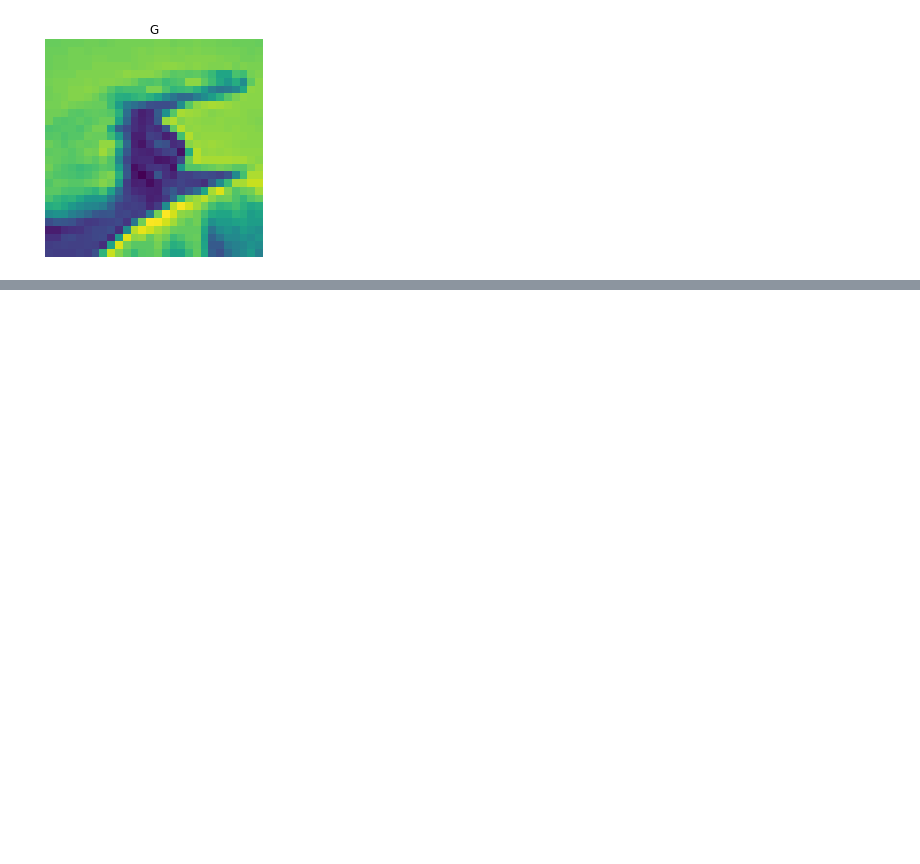
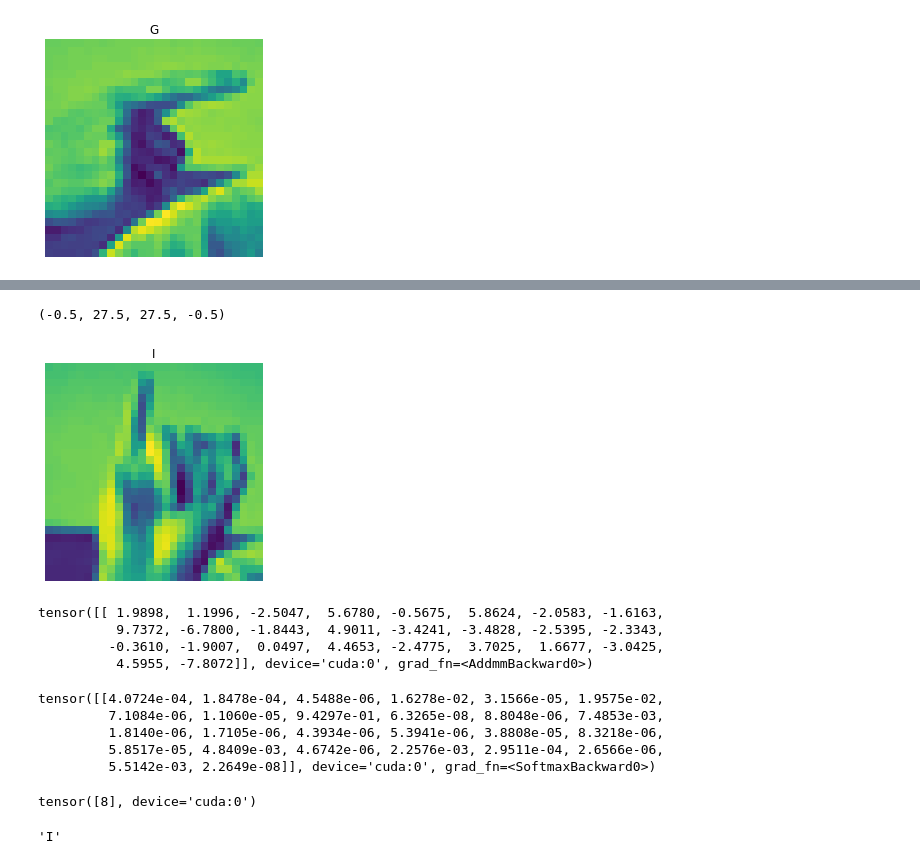
Before and after one commit to Frostbite22/learning-DL-by-doing-1, a Jupyter notebook: project.ipynb, the cells around one changed output, grey strips where cells are left out. Saved outputs shown, nothing was run; the diff lists cells and outputs as text; code cells hidden in the pictures; blank space fills up the shorter version.

```diff
--- a/project.ipynb
+++ b/project.ipynb
@@ -131,5 +77,3 @@ t = t.unsqueeze(0)
 t.shape
 # %% [output]
 torch.Size([1, 28, 28])
-# %%
-img, label = train_dataset[0]
@@ -144,6 +80,7 @@ label
 # %%
 from PIL import Image
 from pathlib import Path
+from torchvision import transforms
 
 
 def images_preprocessing(global_path,image_folder,dataframe):
@@ -168,8 +105,9 @@ def images_preprocessing(global_path,image_folder,dataframe):
       pixels = np.reshape(pixels,(28,28))
       image = Image.fromarray(pixels)
       label = row[0]
-      pixels_tensor = torch.from_numpy(pixels).unsqueeze(0)
-      dataset.append((pixels_tensor,label))
+
+      image_transform = transforms.Compose([transforms.ToTensor()])
+      dataset.append((image_transform(image),label))
 
       if label not in counter:
           counter[label] = 0
@@ -183,5 +142,5 @@ def images_preprocessing(global_path,image_folder,dataframe):
 # %%
 test_df = pd.read_csv("sign_mnist_test.csv")
-test_dataset = images_preprocessing(path,"test_Images",test_df)
+test_dataset = images_preprocessing(path,"test_images",test_df)
 # %% [output]
 Streaming output truncated to the last 5000 lines.
@@ -218,0 +457,35 @@ Text(0.5, 1.0, 'G')
+# %%
+image, label = test_dataset[100]
+# %%
+plt.imshow(image.permute(1,2,0))
+plt.title(classes[label])
+plt.axis(False)
+# %% [output]
+(-0.5, 27.5, 27.5, -0.5)
+[figure, added]
+# %%
+logits = model_1(image.to(device).unsqueeze(0))
+logits
+# %% [output]
+tensor([[ 1.9898,  1.1996, -2.5047,  5.6780, -0.5675,  5.8624, -2.0583, -1.6163,
+          9.7372, -6.7800, -1.8443,  4.9011, -3.4241, -3.4828, -2.5395, -2.3343,
+         -0.3610, -1.9007,  0.0497,  4.4653, -2.4775,  3.7025,  1.6677, -3.0425,
+          4.5955, -7.8072]], device='cuda:0', grad_fn=<AddmmBackward0>)
+# %%
+pred_prob = torch.softmax(logits,dim=1)
+pred_prob
+# %% [output]
+tensor([[4.0724e-04, 1.8478e-04, 4.5488e-06, 1.6278e-02, 3.1566e-05, 1.9575e-02,
+         7.1084e-06, 1.1060e-05, 9.4297e-01, 6.3265e-08, 8.8048e-06, 7.4853e-03,
+         1.8140e-06, 1.7105e-06, 4.3934e-06, 5.3941e-06, 3.8808e-05, 8.3218e-06,
+         5.8517e-05, 4.8409e-03, 4.6742e-06, 2.2576e-03, 2.9511e-04, 2.6566e-06,
+         5.5142e-03, 2.2649e-08]], device='cuda:0', grad_fn=<SoftmaxBackward0>)
+# %%
+pred = torch.argmax(pred_prob,dim=1)
+pred
+# %% [output]
+tensor([8], device='cuda:0')
+# %%
+classes[pred]
+# %% [output]
+'I'
```
Also changed, not shown: parts of 19 cells of this notebook.
